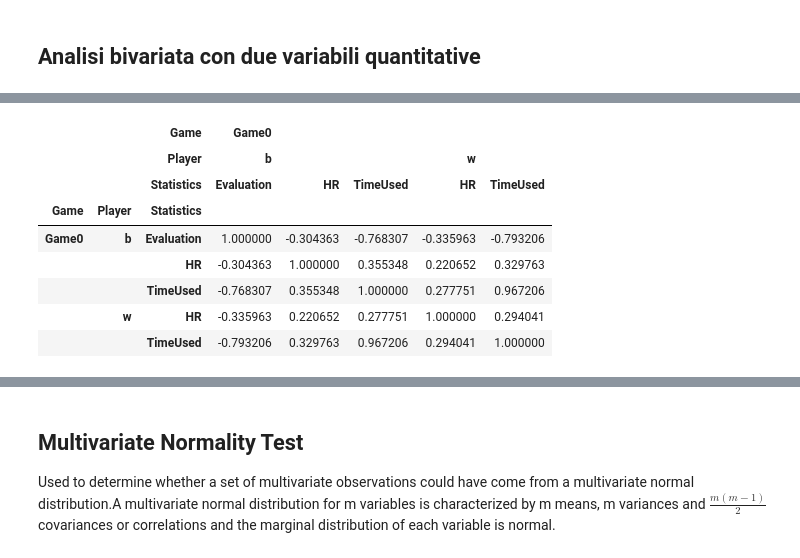
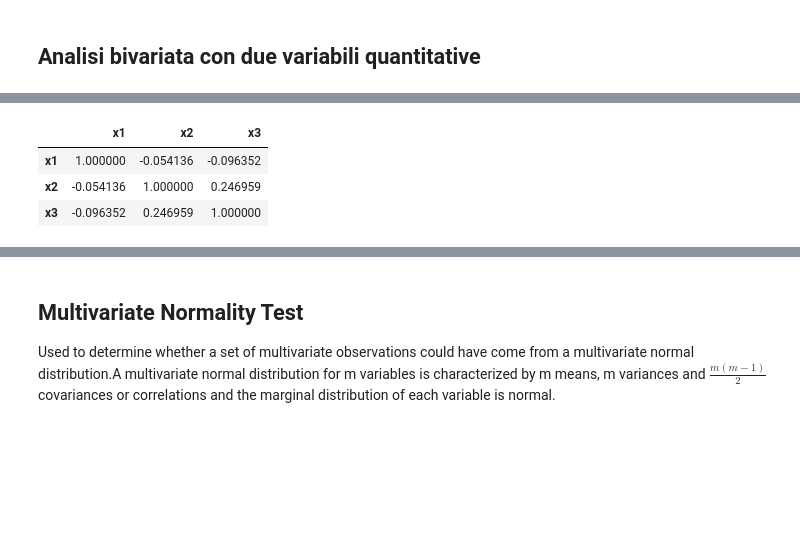
Before and after one commit to tommdim/statistics-101, a Jupyter notebook: project/src/vale.ipynb, the cells around one changed output, grey strips where cells are left out. Saved outputs shown, nothing was run; the diff lists cells and outputs as text; code cells hidden in the pictures; blank space fills up the shorter version.

```diff
--- a/project/src/vale.ipynb
+++ b/project/src/vale.ipynb
@@ -86,12 +71,10 @@ df1 = pd.DataFrame(hrw,evw)
-# %%
-realwage.corr()
-# %% [output]
-|  |  | Game | Game0 |  |  |  |  |
-|  |  | Player | b |  |  | w |  |
-|  |  | Statistics | Evaluation | HR | TimeUsed | HR | TimeUsed |
-| Game | Player | Statistics |  |  |  |  |  |
-| Game0 | b | Evaluation | 1.000000 | -0.304363 | -0.768307 | -0.335963 | -0.793206 |
-|  |  | HR | -0.304363 | 1.000000 | 0.355348 | 0.220652 | 0.329763 |
-|  |  | TimeUsed | -0.768307 | 0.355348 | 1.000000 | 0.277751 | 0.967206 |
-|  | w | HR | -0.335963 | 0.220652 | 0.277751 | 1.000000 | 0.294041 |
-|  |  | TimeUsed | -0.793206 | 0.329763 | 0.967206 | 0.294041 | 1.000000 |
+# %%
+df1 = pd.DataFrame({'x1':t,
+                   'x2': hb,
+                   'x3': eb})
+df1.corr()
+# %% [output]
+|  | x1 | x2 | x3 |
+| x1 | 1.000000 | -0.054136 | -0.096352 |
+| x2 | -0.054136 | 1.000000 | 0.246959 |
+| x3 | -0.096352 | 0.246959 | 1.000000 |
```
Also changed, not shown: parts of 15 cells of this notebook, 1 other file.
